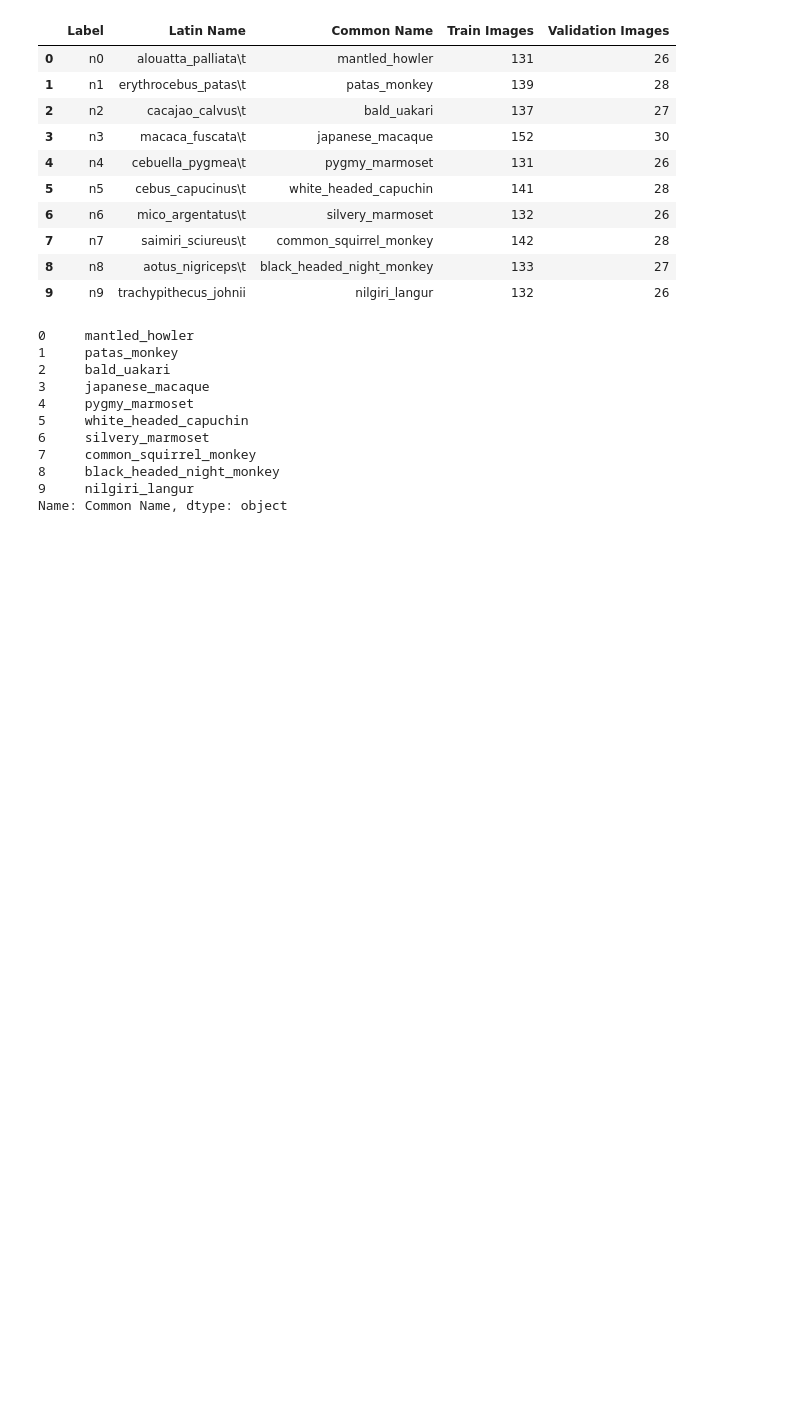
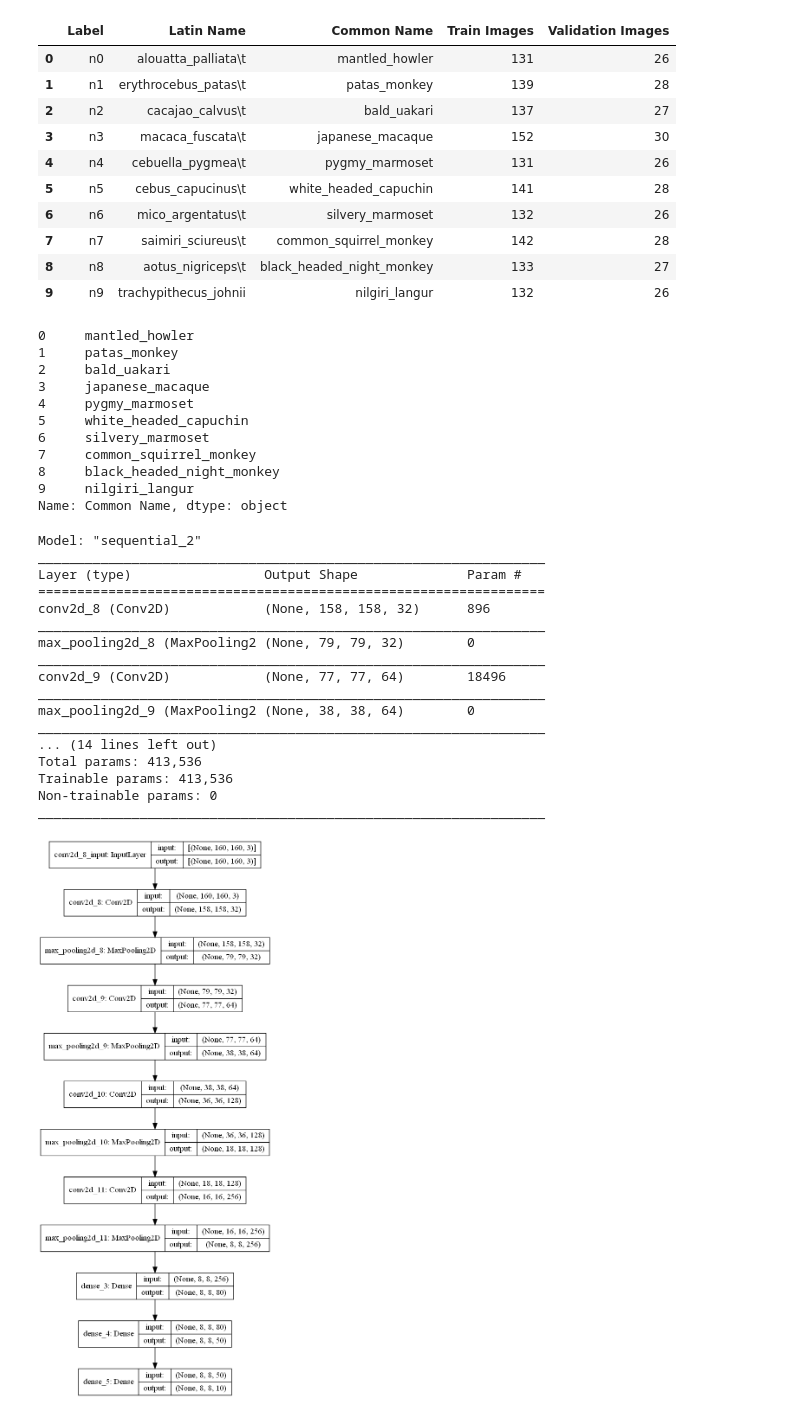
Before and after one commit to AlvinWan-AI/Deep-Learning, a Jupyter notebook: Monkey_10 classes_Image_classification/monkey_10classes_classification.ipynb, the cells around one changed output. Drawn from its saved outputs; the diff is of its cells as text; code cells hidden in the pictures; blank space fills up the shorter version.

Commit message:
create model

```diff
--- a/Monkey_10 classes_Image_classification/monkey_10classes_classification.ipynb
+++ b/Monkey_10 classes_Image_classification/monkey_10classes_classification.ipynb
@@ -106,0 +106,47 @@ seed = 100
+# %%
+from tensorflow.keras.utils import plot_model
+# Define the CNN model
+model = Sequential()
+
+image_size = 160
+model.add(Conv2D(32, (3,3), input_shape=(image_size, image_size, 3), activation='relu'))
+model.add(MaxPooling2D((2,2), strides = 2))
+
+model.add(Conv2D(64, (3,3), activation= 'relu'))
+model.add(MaxPooling2D((2,2), strides = 2))
+
+model.add(Conv2D(128, (3,3), activation= 'relu'))
+model.add(MaxPooling2D((2,2), strides = 2))
+
+model.add(Conv2D(256, (3,3), activation= 'relu'))
+model.add(MaxPooling2D((2,2), strides = 2))
+
+neurons = 80
+model.add(Dense(units=neurons, activation = 'relu'))
+model.add(Dense(units= 50, activation = 'relu'))
+model.add(Dense(units= 10, activation = 'softmax'))
+
+model.summary()
+
+model.compile(optimizer='adam', loss='categorical_crossentropy', metrics = ['accuracy'])
+
+plot_model(model, to_file='model.png', show_shapes=True)
+# %% [output]
+Model: "sequential_2"
+_________________________________________________________________
+Layer (type)                 Output Shape              Param #
+=================================================================
+conv2d_8 (Conv2D)            (None, 158, 158, 32)      896
+_________________________________________________________________
+max_pooling2d_8 (MaxPooling2 (None, 79, 79, 32)        0
+_________________________________________________________________
+conv2d_9 (Conv2D)            (None, 77, 77, 64)        18496
+_________________________________________________________________
+max_pooling2d_9 (MaxPooling2 (None, 38, 38, 64)        0
+_________________________________________________________________
+... (14 lines left out)
+Total params: 413,536
+Trainable params: 413,536
+Non-trainable params: 0
+_________________________________________________________________
+[figure, added]
```
Also changed, not shown: parts of 3 cells of this notebook, 1 other file.
